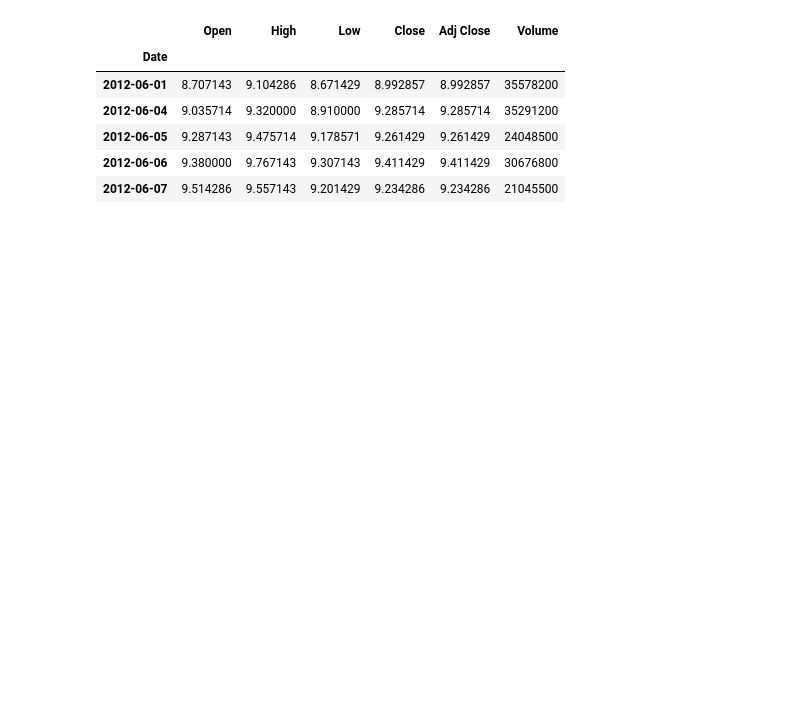
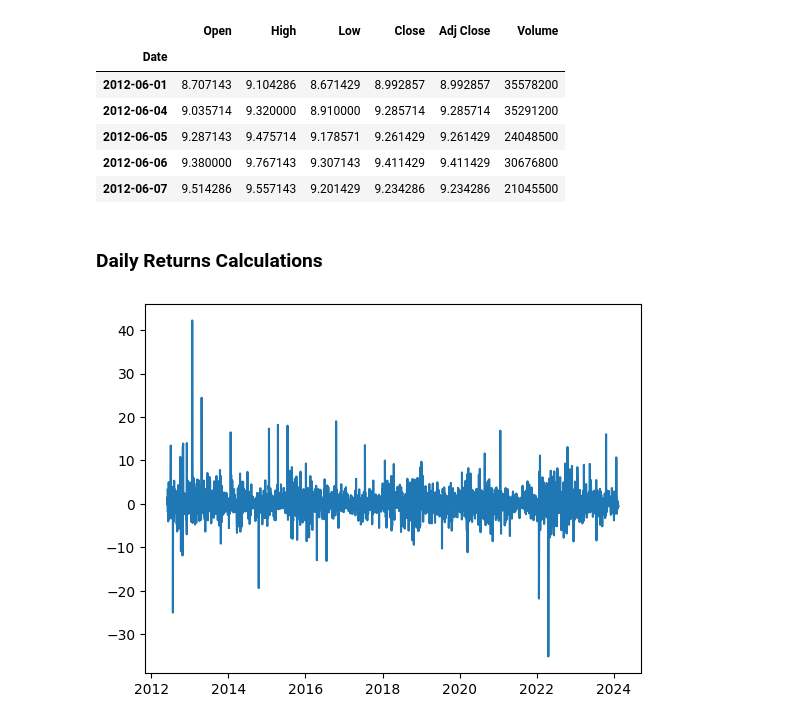
Before and after one commit to JosephRidge/TradingStrategy, a Jupyter notebook: app.ipynb, the cells around one changed output. Drawn from its saved outputs; the diff is of its cells as text; code cells hidden in the pictures; blank space fills up the shorter version.

```diff
--- a/app.ipynb
+++ b/app.ipynb
@@ -128,3 +172,13 @@ netflix_df.head()
 | 2012-06-05 | 9.287143 | 9.475714 | 9.178571 | 9.261429 | 9.261429 | 24048500 |
 | 2012-06-06 | 9.380000 | 9.767143 | 9.307143 | 9.411429 | 9.411429 | 30676800 |
 | 2012-06-07 | 9.514286 | 9.557143 | 9.201429 | 9.234286 | 9.234286 | 21045500 |
+# %% [markdown]
+### Daily Returns Calculations
+# %%
+netflix_df['daily_return'] = netflix_df['Close'].pct_change()*100
+
+# plot
+plt.plot(netflix_df['daily_return'])
+plt.show()
+# %% [output]
+[figure, added]
```
Also changed, not shown: parts of 10 cells of this notebook, 1 other file.
